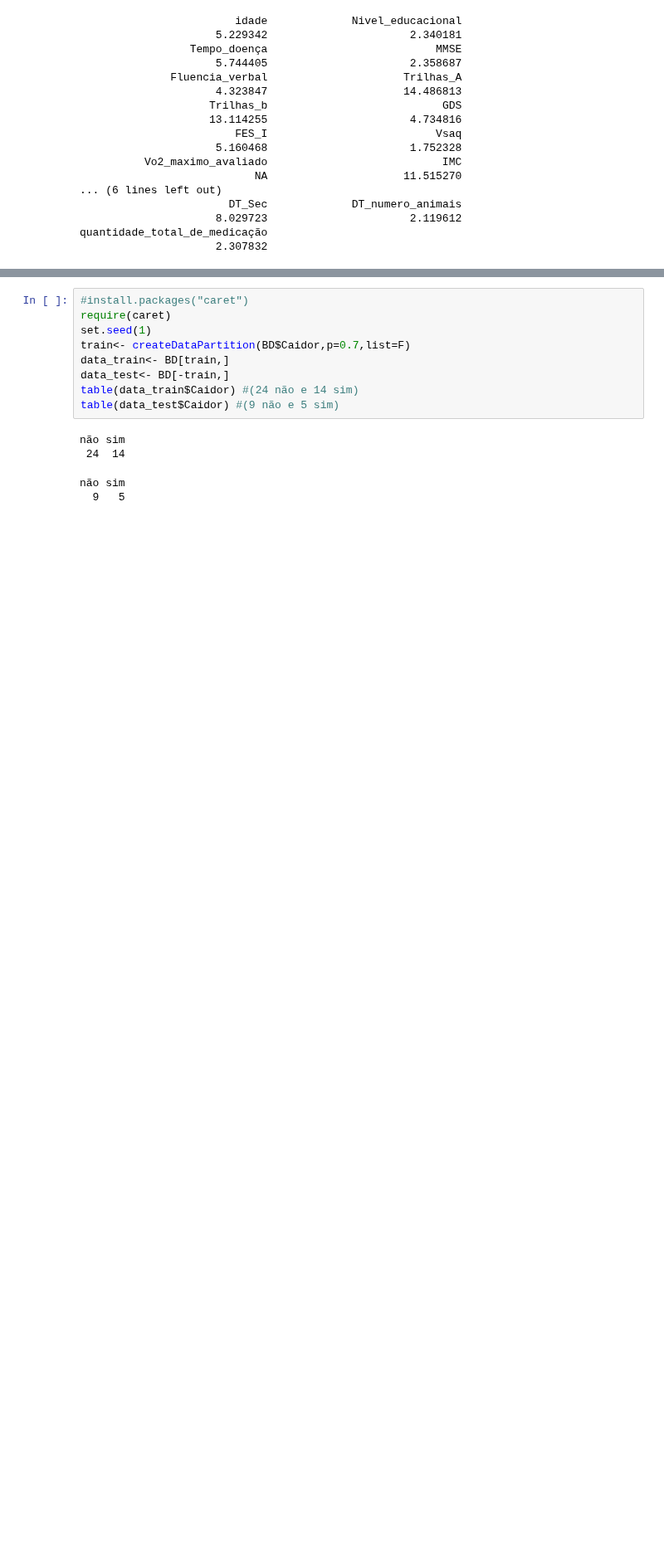
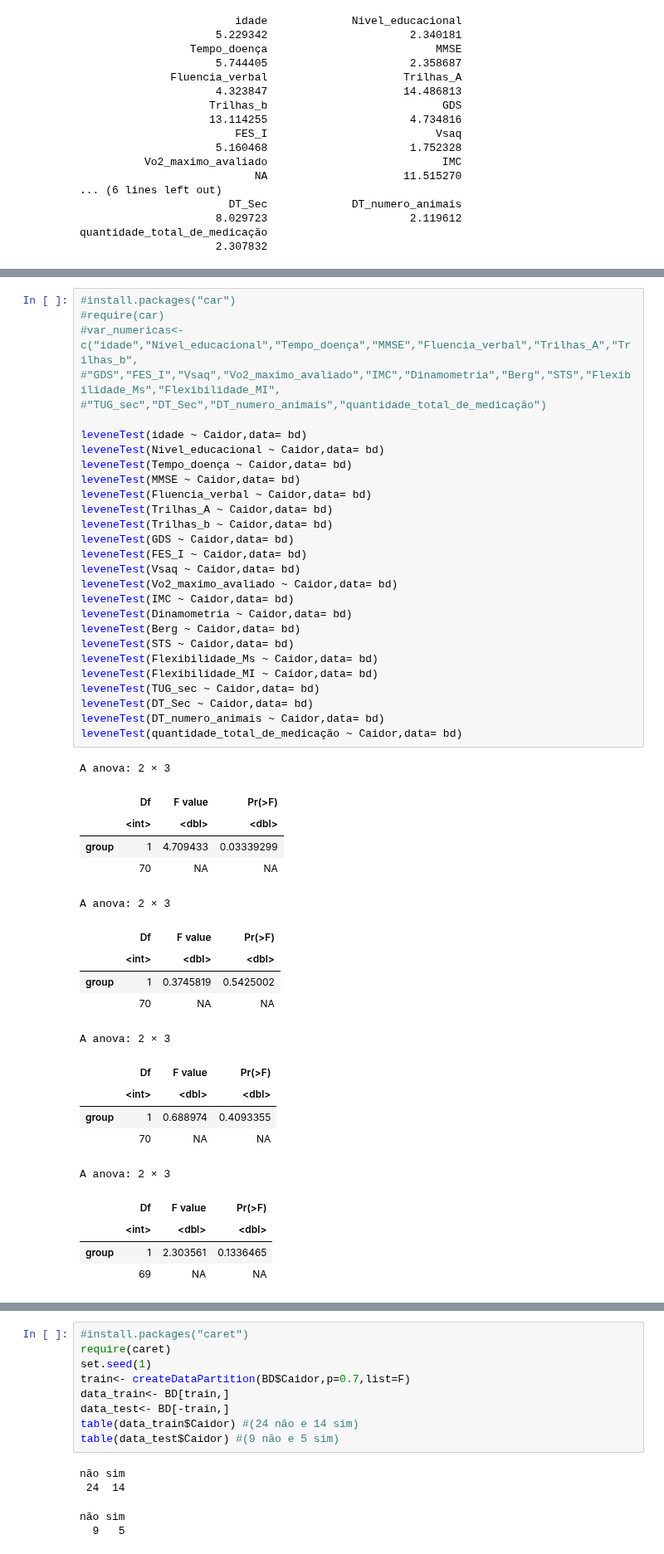
Before and after one commit to RenanBaltar/Analises_Heitor, a Jupyter notebook: Analise_Heitor_tese.ipynb, the cells around one changed output, grey strips where cells are left out. Shown at 83% size. Cells and saved outputs as stored; diff of their text form; blank space fills up the shorter version.

```diff
--- a/Analise_Heitor_tese.ipynb
+++ b/Analise_Heitor_tese.ipynb
@@ -219,0 +286,49 @@ quantidade_total_de_medicação
+# %%
+#install.packages("car")
+#require(car)
+#var_numericas<- c("idade","Nivel_educacional","Tempo_doença","MMSE","Fluencia_verbal","Trilhas_A","Trilhas_b",
+#"GDS","FES_I","Vsaq","Vo2_maximo_avaliado","IMC","Dinamometria","Berg","STS","Flexibilidade_Ms","Flexibilidade_MI",
+#"TUG_sec","DT_Sec","DT_numero_animais","quantidade_total_de_medicação")
+
+leveneTest(idade ~ Caidor,data= bd)
+leveneTest(Nivel_educacional ~ Caidor,data= bd)
+leveneTest(Tempo_doença ~ Caidor,data= bd)
+leveneTest(MMSE ~ Caidor,data= bd)
+leveneTest(Fluencia_verbal ~ Caidor,data= bd)
+leveneTest(Trilhas_A ~ Caidor,data= bd)
+leveneTest(Trilhas_b ~ Caidor,data= bd)
+leveneTest(GDS ~ Caidor,data= bd)
+leveneTest(FES_I ~ Caidor,data= bd)
+leveneTest(Vsaq ~ Caidor,data= bd)
+leveneTest(Vo2_maximo_avaliado ~ Caidor,data= bd)
+leveneTest(IMC ~ Caidor,data= bd)
+leveneTest(Dinamometria ~ Caidor,data= bd)
+leveneTest(Berg ~ Caidor,data= bd)
+leveneTest(STS ~ Caidor,data= bd)
+leveneTest(Flexibilidade_Ms ~ Caidor,data= bd)
+leveneTest(Flexibilidade_MI ~ Caidor,data= bd)
+leveneTest(TUG_sec ~ Caidor,data= bd)
+leveneTest(DT_Sec ~ Caidor,data= bd)
+leveneTest(DT_numero_animais ~ Caidor,data= bd)
+leveneTest(quantidade_total_de_medicação ~ Caidor,data= bd)
+# %% [output]
+A anova: 2 × 3
+|  | Df | F value | Pr(>F) |
+|  | <int> | <dbl> | <dbl> |
+| group | 1 | 4.709433 | 0.03339299 |
+|  | 70 | NA | NA |
+A anova: 2 × 3
+|  | Df | F value | Pr(>F) |
+|  | <int> | <dbl> | <dbl> |
+| group | 1 | 0.3745819 | 0.5425002 |
+|  | 70 | NA | NA |
+A anova: 2 × 3
+|  | Df | F value | Pr(>F) |
+|  | <int> | <dbl> | <dbl> |
+| group | 1 | 0.688974 | 0.4093355 |
+|  | 70 | NA | NA |
+A anova: 2 × 3
+|  | Df | F value | Pr(>F) |
+|  | <int> | <dbl> | <dbl> |
+| group | 1 | 2.303561 | 0.1336465 |
+|  | 69 | NA | NA |
```
Also changed, not shown: parts of 14 cells of this notebook.
